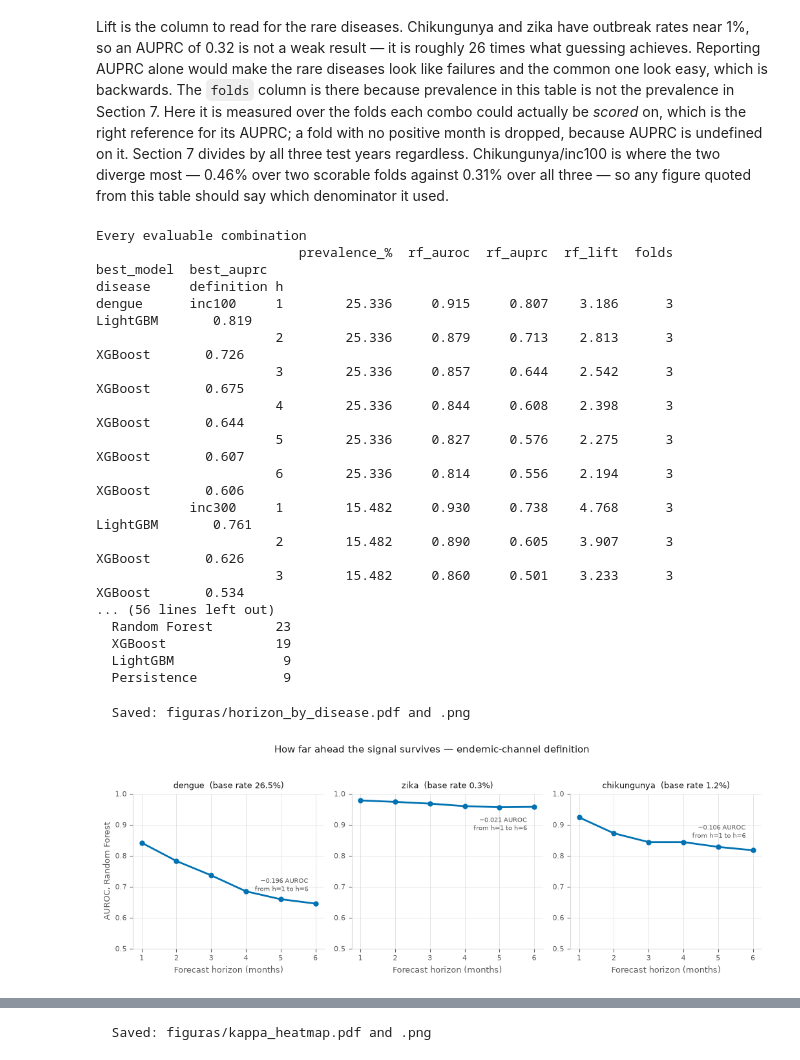
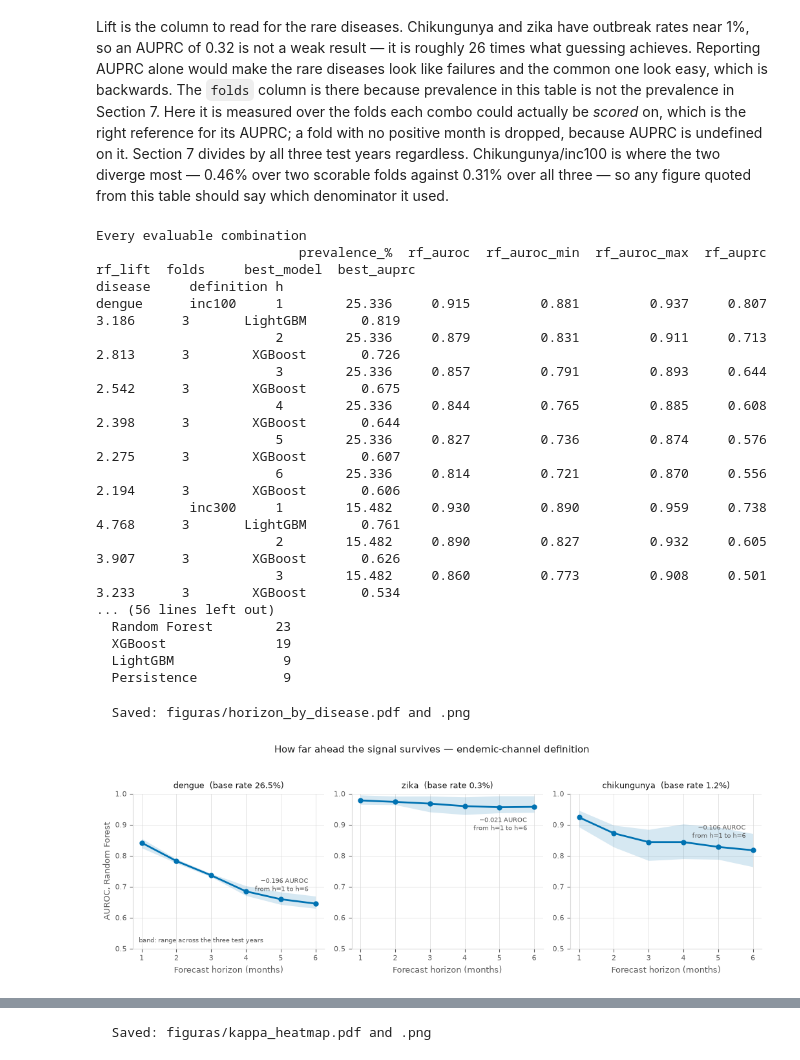
Before and after one commit to LVinaud/arboviral-outbreak-onset, a Jupyter notebook: notebooks/04_results.ipynb, the cells around one changed output, grey strips where cells are left out. Cells and saved outputs as stored; diff of their text form; code cells hidden in the pictures.

```diff
--- a/notebooks/04_results.ipynb
+++ b/notebooks/04_results.ipynb
@@ -501,6 +524,12 @@ C_AUROC, C_AUPRC = "#1f77b4", "#d62728"
 
 if horizon_table is not None and len(horizon_table) > 1:
     fig, ax = plt.subplots(figsize=(6.2, 3.8))
+    # Band = lowest to highest of the three test years, the same convention used
+    # in every figure here.
+    ax.fill_between(horizon_table.index, horizon_table["auroc_min"],
+                    horizon_table["auroc_max"], color=C_AUROC, alpha=0.16, lw=0)
+    ax.fill_between(horizon_table.index, horizon_table["auprc_min"],
+                    horizon_table["auprc_max"], color=C_AUPRC, alpha=0.16, lw=0)
     ax.plot(horizon_table.index, horizon_table["auroc"], color=C_AUROC,
             linewidth=2, marker="o", markersize=6, label="AUROC")
     ax.plot(horizon_table.index, horizon_table["auprc"], color=C_AUPRC,
@@ -524,6 +553,8 @@ if horizon_table is not None and len(horizon_table) > 1:
         ax.spines[side].set_visible(False)
     ax.tick_params(colors=MUTED, labelsize=8)
     ax.legend(frameon=False, fontsize=9, labelcolor=INK)
+    ax.annotate("bands: range across the three test years", (0.97, 0.04),
+                xycoords="axes fraction", ha="right", fontsize=7.5, color=MUTED)
     ax.set_title("Degradation by horizon — dengue, inc100, Random Forest",
                  fontsize=11, color=INK)
     fig.tight_layout()
@@ -1278,13 +1309,19 @@ if budget_path.exists():
     bp["target_mes"] = (total % 12) + 1
 
     rf_only = bp[bp["model"] == "rf"]
-    season = (rf_only.groupby("target_mes")
-              .apply(lambda g: pd.Series({
-                  "auroc": safe_auc(g["y_true"], g["proba"]),
-                  "auprc": average_precision_score(g["y_true"], g["proba"])
-                           if g["y_true"].nunique() > 1 else np.nan,
-                  "base_rate": g["y_true"].mean(),
-                  "n": len(g)}), include_groups=False))
+
+    # Per month AND per fold, then aggregated: the line is the mean over the three
+    # test years and auroc_min/auroc_max are the range between them.
+    per_fold = (rf_only.groupby(["target_mes", "test_year"])
+                .apply(lambda g: pd.Series({
+                    "auroc": safe_auc(g["y_true"], g["proba"]),
+                    "auprc": average_precision_score(g["y_true"], g["proba"])
+                             if g["y_true"].nunique() > 1 else np.nan,
+                    "base_rate": g["y_true"].mean(),
+                    "n": len(g)}), include_groups=False))
+    season = per_fold.groupby(level="target_mes").agg(
+        auroc=("auroc", "mean"), auroc_min=("auroc", "min"), auroc_max=("auroc", "max"),
+        auprc=("auprc", "mean"), base_rate=("base_rate", "mean"), n=("n", "sum"))
     MONTHS = ["Jan", "Feb", "Mar", "Apr", "May", "Jun",
               "Jul", "Aug", "Sep", "Oct", "Nov", "Dec"]
     season.index = [MONTHS[m - 1] for m in season.index]
@@ -1372,6 +1409,8 @@ if budget_path.exists():
     ax = axes[0]
     ax.bar(range(len(season)), season["base_rate"], color="#e8e8e8",
            width=0.72, zorder=1, label="Outbreak base rate")
+    ax.fill_between(range(len(season)), season["auroc_min"], season["auroc_max"],
+                    color=MODEL_COLORS["rf"], alpha=0.16, lw=0, zorder=2)
     ax.plot(range(len(season)), season["auroc"], marker="o", markersize=5,
             zorder=3, **model_line_kwargs("rf"))
     ax.set_xticks(range(len(season)))
@@ -1452,7 +1491,9 @@ for disease in DISEASES:
             grid_rows.append({
                 "disease": disease, "definition": definition, "h": h,
                 "prevalence_%": 100 * prev,
-                "rf_auroc": rf["auroc"].mean(), "rf_auprc": rf["auprc"].mean(),
+                "rf_auroc": rf["auroc"].mean(),
+                "rf_auroc_min": rf["auroc"].min(), "rf_auroc_max": rf["auroc"].max(),
+                "rf_auprc": rf["auprc"].mean(),
                 "rf_lift": rf["auprc"].mean() / prev if prev else np.nan,
                 "folds": int(rows["test_year"].nunique()),
                 "best_model": best_model, "best_auprc": best_auprc,
@@ -1472,17 +1513,17 @@ for model, n in winners.items():
     print(f"  {model:<20} {n:>2}")
 # %% [output]
 Every evaluable combination
-                          prevalence_%  rf_auroc  rf_auprc  rf_lift  folds     best_model  best_auprc
+                          prevalence_%  rf_auroc  rf_auroc_min  rf_auroc_max  rf_auprc  rf_lift  folds     best_model  best_auprc
 disease     definition h
-dengue      inc100     1        25.336     0.915     0.807    3.186      3       LightGBM       0.819
-                       2        25.336     0.879     0.713    2.813      3        XGBoost       0.726
-                       3        25.336     0.857     0.644    2.542      3        XGBoost       0.675
-                       4        25.336     0.844     0.608    2.398      3        XGBoost       0.644
-                       5        25.336     0.827     0.576    2.275      3        XGBoost       0.607
-                       6        25.336     0.814     0.556    2.194      3        XGBoost       0.606
-            inc300     1        15.482     0.930     0.738    4.768      3       LightGBM       0.761
-                       2        15.482     0.890     0.605    3.907      3        XGBoost       0.626
-                       3        15.482     0.860     0.501    3.233      3        XGBoost       0.534
+dengue      inc100     1        25.336     0.915         0.881         0.937     0.807    3.186      3       LightGBM       0.819
+                       2        25.336     0.879         0.831         0.911     0.713    2.813      3        XGBoost       0.726
+                       3        25.336     0.857         0.791         0.893     0.644    2.542      3        XGBoost       0.675
+                       4        25.336     0.844         0.765         0.885     0.608    2.398      3        XGBoost       0.644
+                       5        25.336     0.827         0.736         0.874     0.576    2.275      3        XGBoost       0.607
+                       6        25.336     0.814         0.721         0.870     0.556    2.194      3        XGBoost       0.606
+            inc300     1        15.482     0.930         0.890         0.959     0.738    4.768      3       LightGBM       0.761
+                       2        15.482     0.890         0.827         0.932     0.605    3.907      3        XGBoost       0.626
+                       3        15.482     0.860         0.773         0.908     0.501    3.233      3        XGBoost       0.534
 ... (56 lines left out)
   Random Forest        23
   XGBoost              19
@@ -1496,34 +1537,38 @@ decay = decay[decay["definition"] == "canal"]
 present = [d for d in DISEASES if d in set(decay["disease"])]
 
 if present:
     fig, axes = plt.subplots(1, len(present), figsize=(3.5 * len(present), 3.6))
     axes = np.atleast_1d(axes)
     for ax, disease in zip(axes, present):
         sub = decay[decay["disease"] == disease].sort_values("h")
+        ax.fill_between(sub["h"], sub["rf_auroc_min"], sub["rf_auroc_max"],
+                        color=MODEL_COLORS["rf"], alpha=0.16, lw=0)
         ax.plot(sub["h"], sub["rf_auroc"], marker="o", markersize=5,
                 **model_line_kwargs("rf"))
         drop = sub["rf_auroc"].iloc[0] - sub["rf_auroc"].iloc[-1]
         # A flat, high curve leaves no room above it: drop the note below instead
         # of letting it run into the panel title.
         high = sub["rf_auroc"].iloc[-1] > 0.88
         ax.annotate(f"−{drop:.3f} AUROC\nfrom h=1 to h=6",
                     (sub["h"].iloc[-1], sub["rf_auroc"].iloc[-1]),
                     xytext=(-8, -26 if high else 14), textcoords="offset points",
                     fontsize=7.5, color=MUTED, ha="right")
         ax.set_title(f"{disease}  (base rate {sub['prevalence_%'].iloc[0]:.1f}%)",
                      fontsize=9.5, color=INK)
         ax.set_xticks(range(1, 7))
         ax.set_ylim(0.5, 1.0)
         style_axes(ax, xlabel="Forecast horizon (months)")
     style_axes(axes[0], ylabel="AUROC, Random Forest")
+    axes[0].annotate("band: range across the three test years", (0.03, 0.04),
+                     xycoords="axes fraction", fontsize=7.5, color=MUTED)
     fig.suptitle("How far ahead the signal survives — endemic-channel definition",
                  fontsize=11, color=INK, y=1.03)
     fig.tight_layout()
     save_fig(fig, "horizon_by_disease")
     plt.show()
 # %% [output]
   Saved: figuras/horizon_by_disease.pdf and .png
-[figure, old version]
+[figure, new version]
 # %%
 # The onset/continuation split, as a figure: the paper's central claim.
 if onset_table is not None:
```
Also changed, not shown: parts of 6 cells of this notebook, 15 other files.
